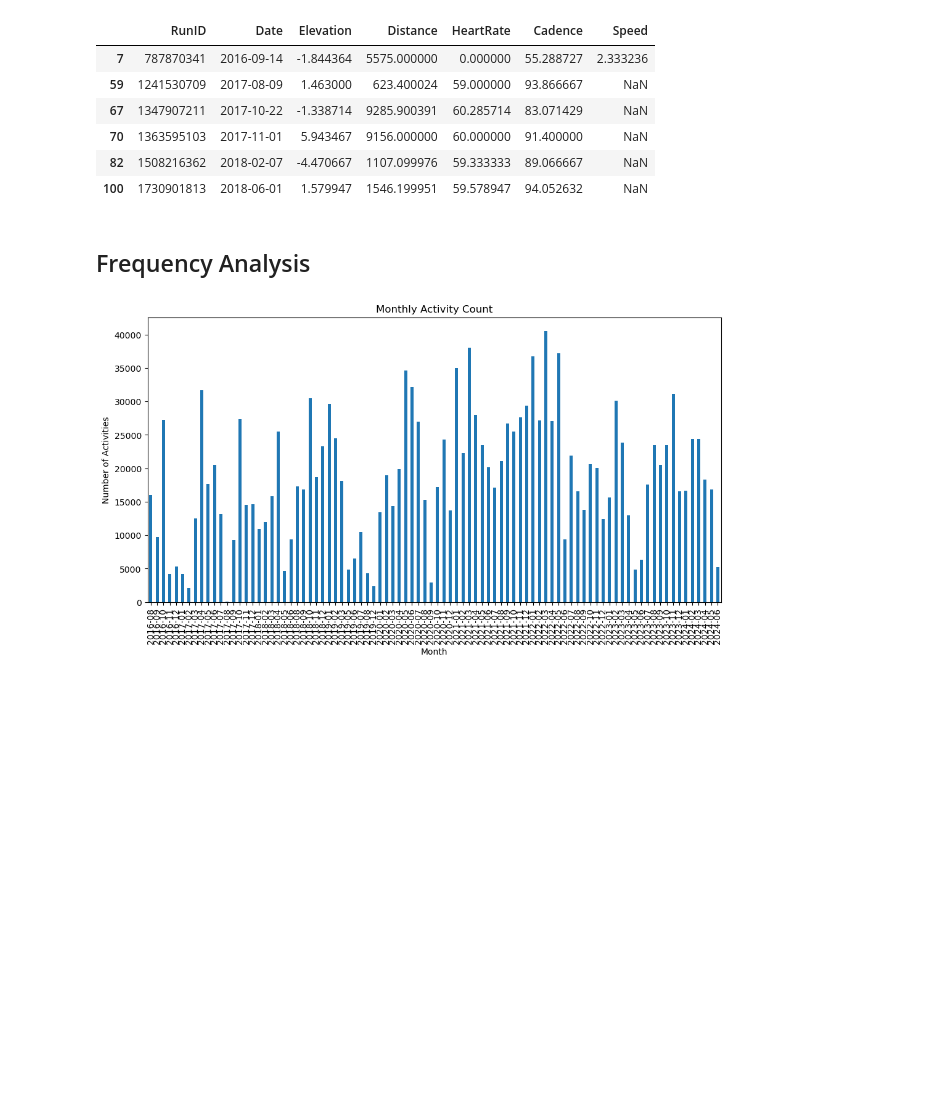
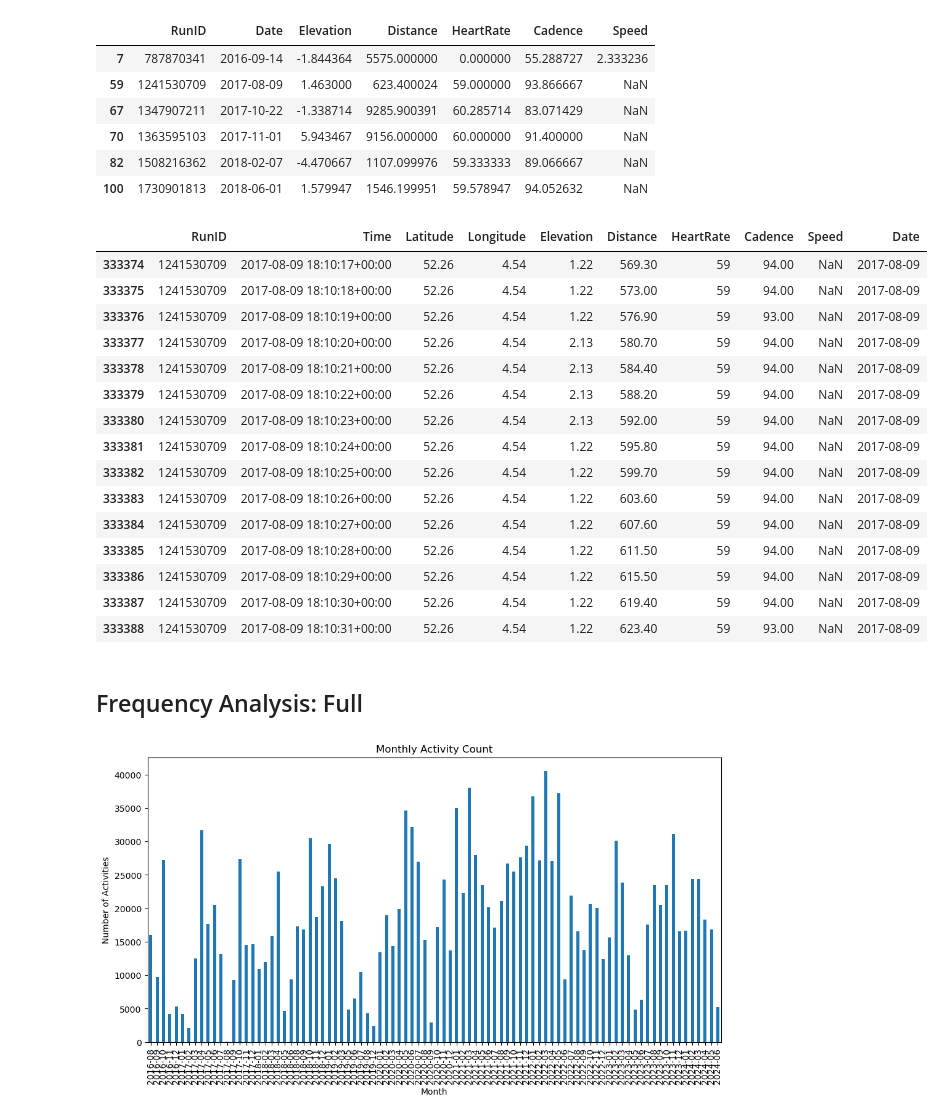
Before and after one commit to JJWRoeloffs/MLQS_group49, a Jupyter notebook: EDA.ipynb, the cells around one changed output. Drawn from its saved outputs; the diff is of its cells as text; code cells hidden in the pictures; blank space fills up the shorter version.

```diff
--- a/EDA.ipynb
+++ b/EDA.ipynb
@@ -250,6 +266,25 @@ data_per_run[data_per_run['HeartRate'] < 75]
 | 70 | 1363595103 | 2017-11-01 | 5.943467 | 9156.000000 | 60.000000 | 91.400000 | NaN |
 | 82 | 1508216362 | 2018-02-07 | -4.470667 | 1107.099976 | 59.333333 | 89.066667 | NaN |
 | 100 | 1730901813 | 2018-06-01 | 1.579947 | 1546.199951 | 59.578947 | 94.052632 | NaN |
+# %%
+data[data['RunID'] == 1241530709]
+# %% [output]
+|  | RunID | Time | Latitude | Longitude | Elevation | Distance | HeartRate | Cadence | Speed | Date |
+| 333374 | 1241530709 | 2017-08-09 18:10:17+00:00 | 52.26 | 4.54 | 1.22 | 569.30 | 59 | 94.00 | NaN | 2017-08-09 |
+| 333375 | 1241530709 | 2017-08-09 18:10:18+00:00 | 52.26 | 4.54 | 1.22 | 573.00 | 59 | 94.00 | NaN | 2017-08-09 |
+| 333376 | 1241530709 | 2017-08-09 18:10:19+00:00 | 52.26 | 4.54 | 1.22 | 576.90 | 59 | 93.00 | NaN | 2017-08-09 |
+| 333377 | 1241530709 | 2017-08-09 18:10:20+00:00 | 52.26 | 4.54 | 2.13 | 580.70 | 59 | 94.00 | NaN | 2017-08-09 |
+| 333378 | 1241530709 | 2017-08-09 18:10:21+00:00 | 52.26 | 4.54 | 2.13 | 584.40 | 59 | 94.00 | NaN | 2017-08-09 |
+| 333379 | 1241530709 | 2017-08-09 18:10:22+00:00 | 52.26 | 4.54 | 2.13 | 588.20 | 59 | 94.00 | NaN | 2017-08-09 |
+| 333380 | 1241530709 | 2017-08-09 18:10:23+00:00 | 52.26 | 4.54 | 2.13 | 592.00 | 59 | 94.00 | NaN | 2017-08-09 |
+| 333381 | 1241530709 | 2017-08-09 18:10:24+00:00 | 52.26 | 4.54 | 1.22 | 595.80 | 59 | 94.00 | NaN | 2017-08-09 |
+| 333382 | 1241530709 | 2017-08-09 18:10:25+00:00 | 52.26 | 4.54 | 1.22 | 599.70 | 59 | 94.00 | NaN | 2017-08-09 |
+| 333383 | 1241530709 | 2017-08-09 18:10:26+00:00 | 52.26 | 4.54 | 1.22 | 603.60 | 59 | 94.00 | NaN | 2017-08-09 |
+| 333384 | 1241530709 | 2017-08-09 18:10:27+00:00 | 52.26 | 4.54 | 1.22 | 607.60 | 59 | 94.00 | NaN | 2017-08-09 |
+| 333385 | 1241530709 | 2017-08-09 18:10:28+00:00 | 52.26 | 4.54 | 1.22 | 611.50 | 59 | 94.00 | NaN | 2017-08-09 |
+| 333386 | 1241530709 | 2017-08-09 18:10:29+00:00 | 52.26 | 4.54 | 1.22 | 615.50 | 59 | 94.00 | NaN | 2017-08-09 |
+| 333387 | 1241530709 | 2017-08-09 18:10:30+00:00 | 52.26 | 4.54 | 1.22 | 619.40 | 59 | 94.00 | NaN | 2017-08-09 |
+| 333388 | 1241530709 | 2017-08-09 18:10:31+00:00 | 52.26 | 4.54 | 1.22 | 623.40 | 59 | 93.00 | NaN | 2017-08-09 |
 # %% [markdown]
-## Frequency Analysis
+## Frequency Analysis: Full
 # %%
```
Also changed, not shown: parts of 24 cells of this notebook.
